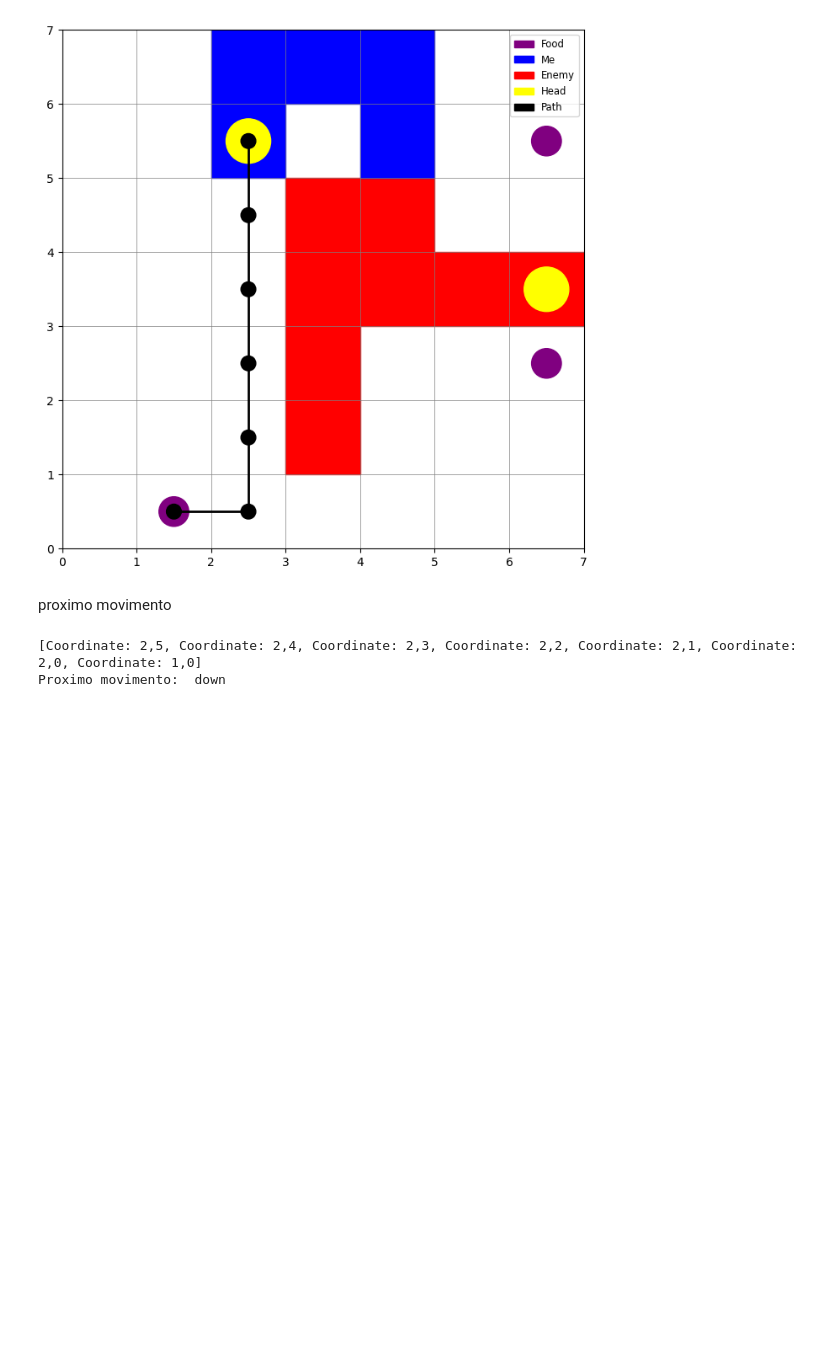
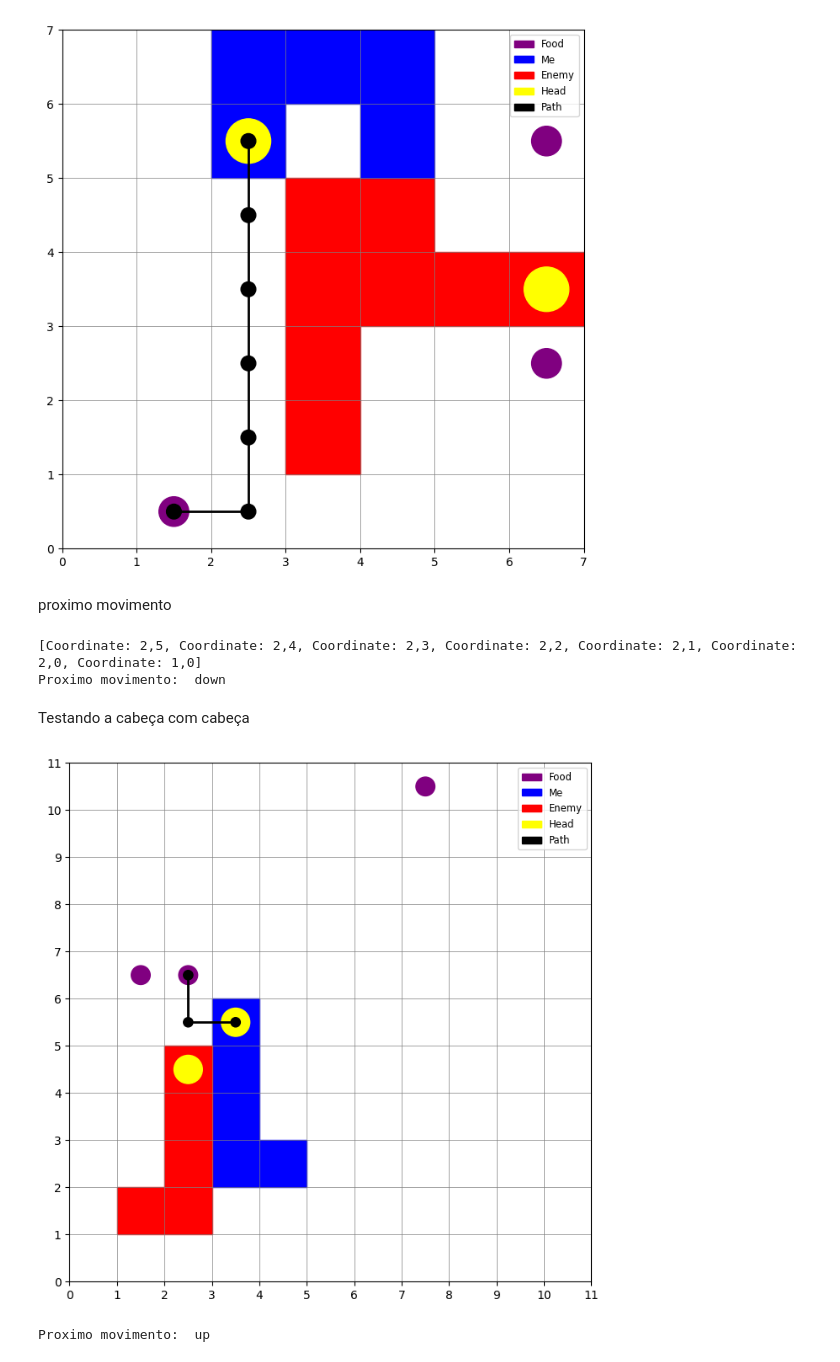
Before and after one commit to VgsStudio/ecm502_battlesnake_ia, a Jupyter notebook: notebook/ecm502_battlesnake_ia_astar.ipynb, the cells around one changed output. Cells and saved outputs as stored; diff of their text form; code cells hidden in the pictures; blank space fills up the shorter version.

```diff
--- a/notebook/ecm502_battlesnake_ia_astar.ipynb
+++ b/notebook/ecm502_battlesnake_ia_astar.ipynb
@@ -299,7 +299,7 @@ class Board:
   def is_near_snake(self, coordinate: Coordinate, me: Battlesnake) -> bool:
         for snake in self.snakes:
             if Coordinate.distance(snake.head, coordinate) <= 1 and snake.snake_id != me.snake_id:
-                if snake.length > me.length:
+                if snake.length >= me.length:
                     return True
         return False
 # %% [markdown]
@@ -587,3 +587,5 @@ print("Proximo movimento: ", board.navigate_to(me.head, path[1]))
 # %% [output]
 [Coordinate: 2,5, Coordinate: 2,4, Coordinate: 2,3, Coordinate: 2,2, Coordinate: 2,1, Coordinate: 2,0, Coordinate: 1,0]
 Proximo movimento:  down
+# %% [markdown]
+Testando a cabeça com cabeça
@@ -589,0 +594,20 @@ Proximo movimento:  down
+# %%
+board = Board.from_json(request["board"])
+me = Battlesnake.from_json(request["you"])
+
+
+path = board.get_path_to_closest_food(me)
+
+draw_path(board, path, me)
+
+if len(path) > 0:
+    next_move = board.navigate_to(me.head, path[1])
+    if board.is_near_snake(me.head.move_command(next_move), me):
+        next_move = board.safe_random_move(me)
+else:
+    next_move = board.safe_random_move(me)
+
+print("Proximo movimento: ", next_move)
+# %% [output]
+[figure, added]
+Proximo movimento:  up
```
Also changed, not shown: parts of 1 cell of this notebook, 2 other files.
